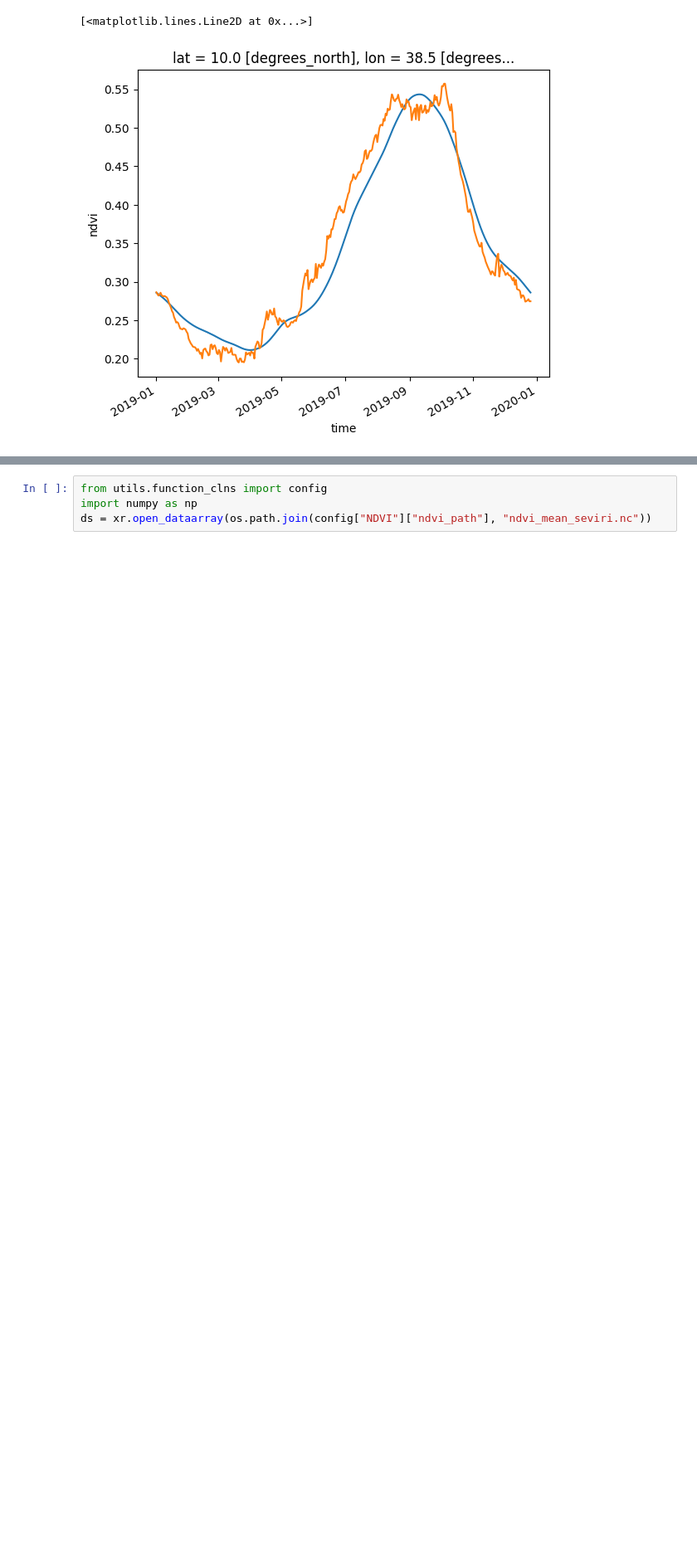
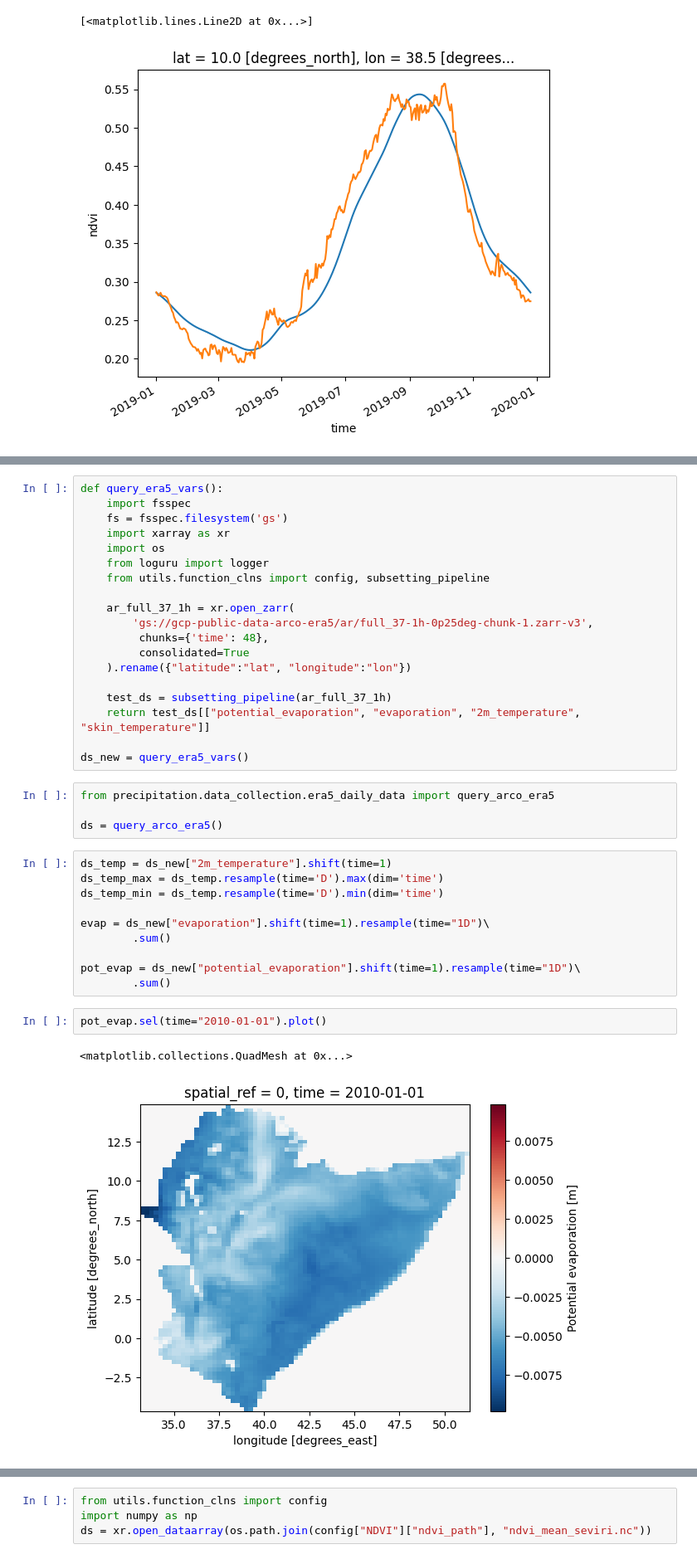
Before and after one commit to Riccardo7-DS/Indices_analysis, a Jupyter notebook: notebooks/model.ipynb, the cells around one changed output, grey strips where cells are left out. Shown at 83% size. Drawn from its saved outputs; the diff is of its cells as text; blank space fills up the shorter version.

```diff
--- a/notebooks/model.ipynb
+++ b/notebooks/model.ipynb
@@ -685,0 +669,38 @@ Files matching 'NDVImean' restored from trash.
+# %%
+def query_era5_vars():
+    import fsspec
+    fs = fsspec.filesystem('gs')
+    import xarray as xr
+    import os
+    from loguru import logger
+    from utils.function_clns import config, subsetting_pipeline
+
+    ar_full_37_1h = xr.open_zarr(
+        'gs://gcp-public-data-arco-era5/ar/full_37-1h-0p25deg-chunk-1.zarr-v3',
+         chunks={'time': 48},
+         consolidated=True
+    ).rename({"latitude":"lat", "longitude":"lon"})
+
+    test_ds = subsetting_pipeline(ar_full_37_1h)
+    return test_ds[["potential_evaporation", "evaporation", "2m_temperature", "skin_temperature"]]
+
+ds_new = query_era5_vars()
+# %%
+from precipitation.data_collection.era5_daily_data import query_arco_era5
+
+ds = query_arco_era5()
+# %%
+ds_temp = ds_new["2m_temperature"].shift(time=1)
+ds_temp_max = ds_temp.resample(time='D').max(dim='time')
+ds_temp_min = ds_temp.resample(time='D').min(dim='time')
+
+evap = ds_new["evaporation"].shift(time=1).resample(time="1D")\
+        .sum()
+
+pot_evap = ds_new["potential_evaporation"].shift(time=1).resample(time="1D")\
+        .sum()
+# %%
+pot_evap.sel(time="2010-01-01").plot()
+# %% [output]
+<matplotlib.collections.QuadMesh at 0x...>
+[figure, added]
```
Also changed, not shown: parts of 7 cells of this notebook, 4 other files.
